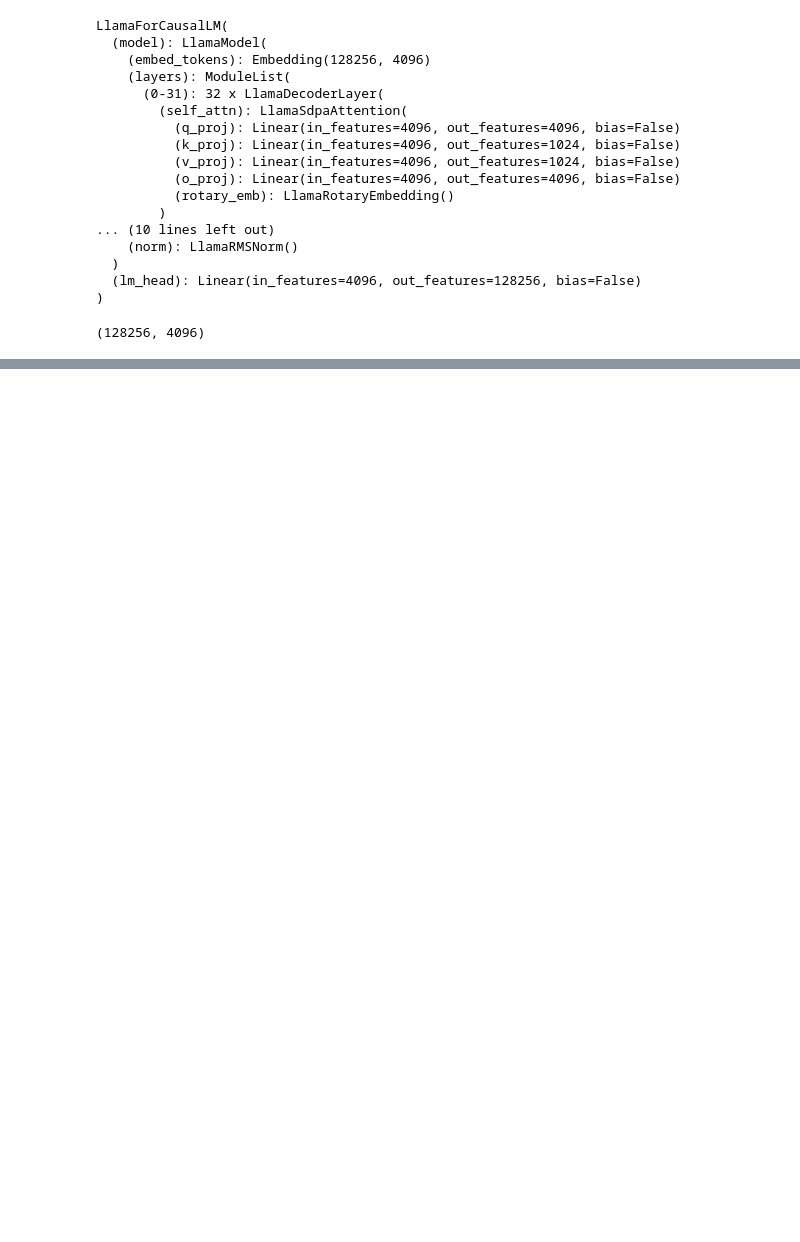
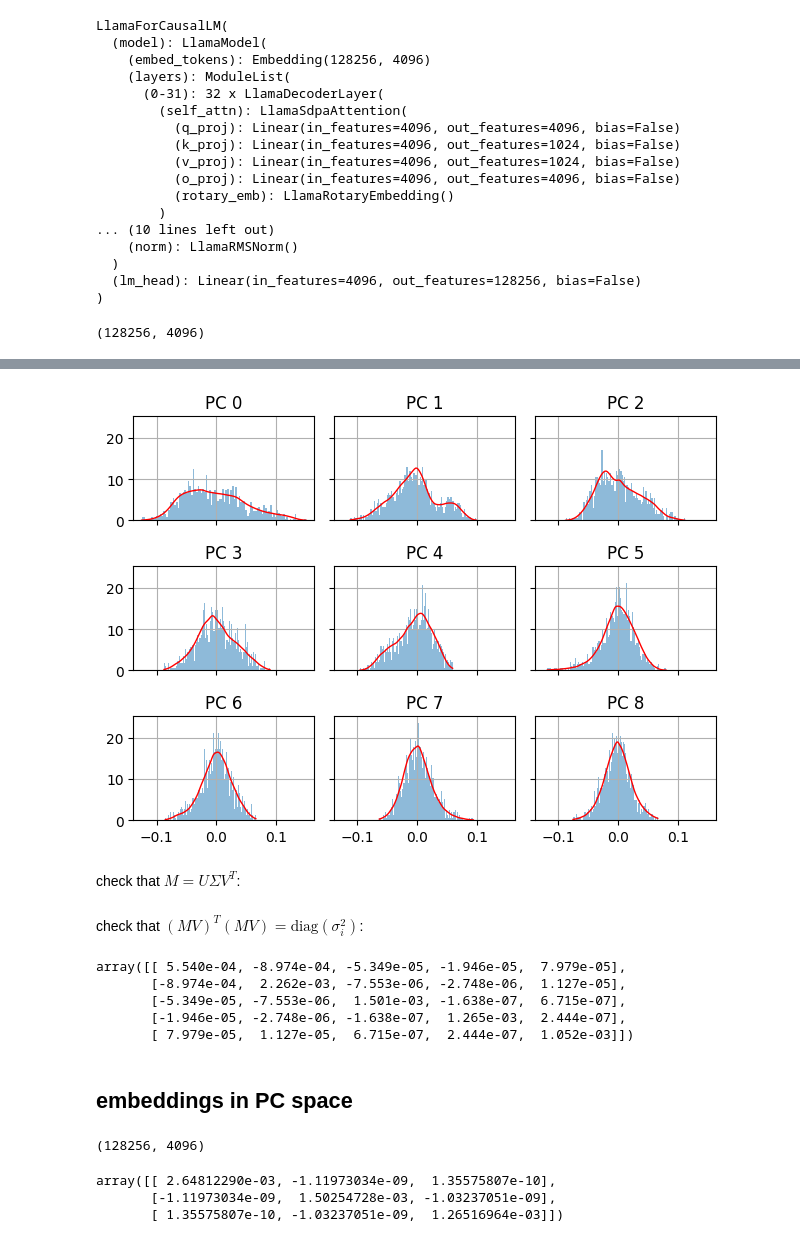
Before and after one commit to vpfister/tiny-llama3, a Jupyter notebook: notebooks/analyze_embeddings_pca.ipynb, the cells around one changed output, grey strips where cells are left out. Saved outputs shown, nothing was run; the diff lists cells and outputs as text; code cells hidden in the pictures; blank space fills up the shorter version.

```diff
--- a/notebooks/analyze_embeddings_pca.ipynb
+++ b/notebooks/analyze_embeddings_pca.ipynb
@@ -36,0 +150,12 @@ bs = 100000
+# %%
+nrow, ncol = 3, 3
+fig, ax = plt.subplots(nrow, ncol, sharex=True, sharey=True, layout="tight")
+for irow in range(nrow):
+    for icol in range(ncol):
+        i = irow * ncol + icol
+        cnt, bins, p = ax[irow, icol].hist(g[:, i], bins=100, density=True, alpha=.5)
+        ax[irow, icol].plot(bins, f_pdf[i](bins), 'r', lw=1)
+        ax[irow, icol].set_title(f"PC {i }")
+        ax[irow, icol].grid()
+# %% [output]
+[figure, added]
@@ -36,0 +165,2 @@ bs = 100000
+# %% [markdown]
+check that $M = U \Sigma V^T$:
@@ -36,0 +172,2 @@ bs = 100000
+# %% [markdown]
+check that $\left( M V \right) ^T \left( M V \right) = \mathrm{diag} \left( \sigma_{i}^{2} \right)$:
@@ -36,0 +177,17 @@ bs = 100000
+# %%
+np.set_printoptions(precision=3)
+tcov[:5, :5]
+# %% [output]
+array([[ 5.540e-04, -8.974e-04, -5.349e-05, -1.946e-05,  7.979e-05],
+       [-8.974e-04,  2.262e-03, -7.553e-06, -2.748e-06,  1.127e-05],
+       [-5.349e-05, -7.553e-06,  1.501e-03, -1.638e-07,  6.715e-07],
+       [-1.946e-05, -2.748e-06, -1.638e-07,  1.265e-03,  2.444e-07],
+       [ 7.979e-05,  1.127e-05,  6.715e-07,  2.444e-07,  1.052e-03]])
+# %% [markdown]
+## embeddings in PC space
+# %%
+e_mean = e.mean(axis=0)
+f = (e - ep.mean[None, :]) @ ep.components.T
+f.shape
+# %% [output]
+(128256, 4096)
@@ -36,0 +196,6 @@ bs = 100000
+# %%
+f_cov[:3, :3]
+# %% [output]
+array([[ 2.64812290e-03, -1.11973034e-09,  1.35575807e-10],
+       [-1.11973034e-09,  1.50254728e-03, -1.03237051e-09],
+       [ 1.35575807e-10, -1.03237051e-09,  1.26516964e-03]])
```
Also changed, not shown: parts of 48 cells of this notebook, 4 other files.
